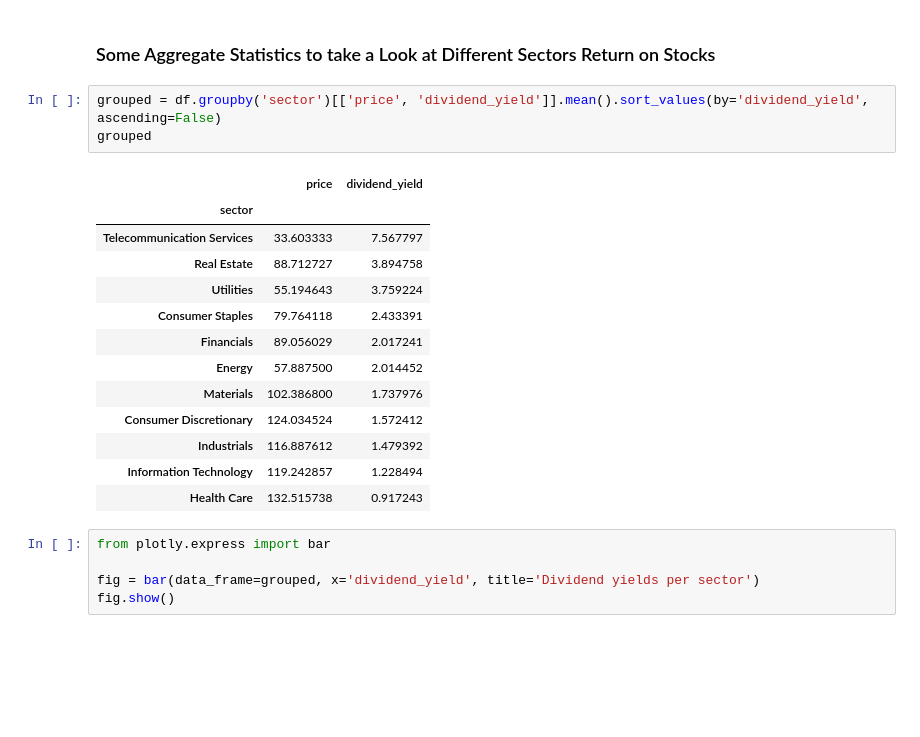
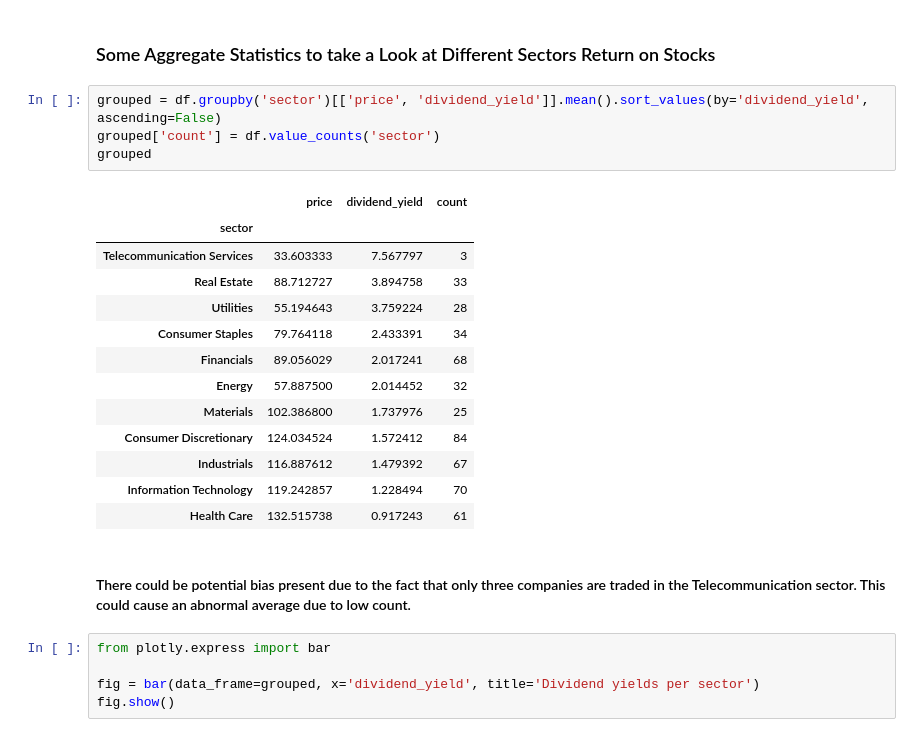
Before and after one commit to AndreJacobsPy/DataProjects, a Jupyter notebook: financial market/analysis.ipynb, the cells around one changed output. Saved outputs shown, nothing was run; the diff lists cells and outputs as text; blank space fills up the shorter version.

```diff
--- a/financial market/analysis.ipynb
+++ b/financial market/analysis.ipynb
@@ -147,21 +147,24 @@ fig.show()
 ### Some Aggregate Statistics to take a Look at Different Sectors Return on Stocks
 # %%
 grouped = df.groupby('sector')[['price', 'dividend_yield']].mean().sort_values(by='dividend_yield', ascending=False)
+grouped['count'] = df.value_counts('sector')
 grouped
 # %% [output]
-|  | price | dividend_yield |
-| sector |  |  |
-| Telecommunication Services | 33.603333 | 7.567797 |
-| Real Estate | 88.712727 | 3.894758 |
-| Utilities | 55.194643 | 3.759224 |
-| Consumer Staples | 79.764118 | 2.433391 |
-| Financials | 89.056029 | 2.017241 |
-| Energy | 57.887500 | 2.014452 |
-| Materials | 102.386800 | 1.737976 |
-| Consumer Discretionary | 124.034524 | 1.572412 |
-| Industrials | 116.887612 | 1.479392 |
-| Information Technology | 119.242857 | 1.228494 |
-| Health Care | 132.515738 | 0.917243 |
+|  | price | dividend_yield | count |
+| sector |  |  |  |
+| Telecommunication Services | 33.603333 | 7.567797 | 3 |
+| Real Estate | 88.712727 | 3.894758 | 33 |
+| Utilities | 55.194643 | 3.759224 | 28 |
+| Consumer Staples | 79.764118 | 2.433391 | 34 |
+| Financials | 89.056029 | 2.017241 | 68 |
+| Energy | 57.887500 | 2.014452 | 32 |
+| Materials | 102.386800 | 1.737976 | 25 |
+| Consumer Discretionary | 124.034524 | 1.572412 | 84 |
+| Industrials | 116.887612 | 1.479392 | 67 |
+| Information Technology | 119.242857 | 1.228494 | 70 |
+| Health Care | 132.515738 | 0.917243 | 61 |
+# %% [markdown]
+#### There could be potential bias present due to the fact that only three companies are traded in the Telecommunication sector. This could cause an abnormal average due to low count. ####
 # %%
 from plotly.express import bar
 
```
Also changed, not shown: parts of 1 cell of this notebook.
